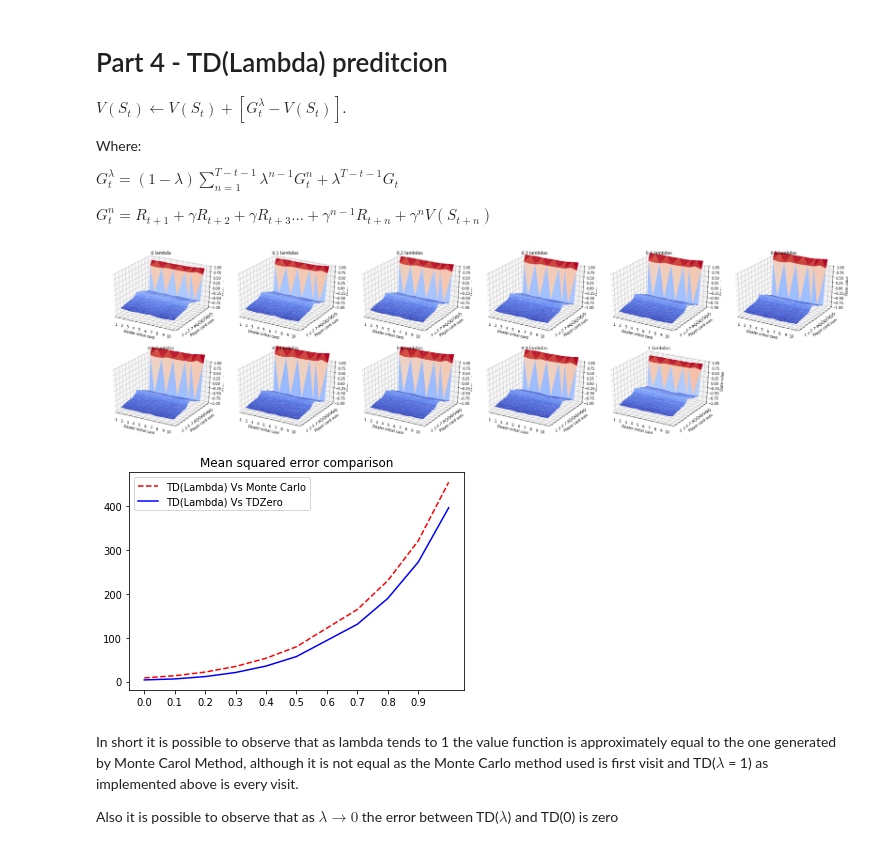
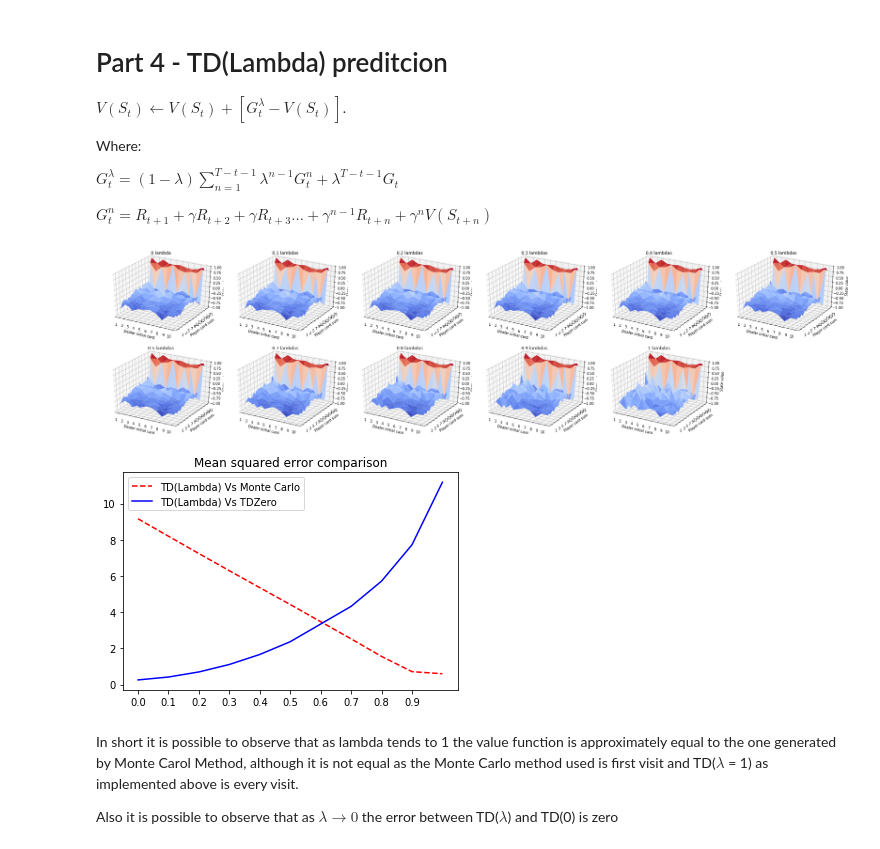
Before and after one commit to renato-scaroni/ReinforcementLearning-knowledgeBase, a Jupyter notebook: Implementations/easy21/Easy21-prediction-scaroni.ipynb, the cells around one changed output. Saved outputs shown, nothing was run; the diff lists cells and outputs as text; code cells hidden in the pictures.

```diff
--- a/Implementations/easy21/Easy21-prediction-scaroni.ipynb
+++ b/Implementations/easy21/Easy21-prediction-scaroni.ipynb
@@ -25,7 +25,7 @@ from Sutton and Barto’s book. Note that now the dealer can show either a black
 # %% [markdown]
 # Part 1 - Implementation of Easy21 simulator
 # %%
-# %load easy21.py
+# %load easy21-environment.py
 ##################################################################################################
 #                                  Environment implementation                                    #
 ##################################################################################################
@@ -99,7 +99,7 @@ class EpisodeStep:
 
 
 class Game:
-    def __init__(self, playerPolicy, debug = False):
+    def __init__(self, playerPolicy=None, debug=False):
         self.currentState = State()
         self.playerPolicy = playerPolicy
         self.dealerPolicy = DefaultDealerPolicy()
@@ -121,8 +121,7 @@ class Game:
         else:
             return -1
 
-    def step (self, state):
-        playerAction = self.playerPolicy.act(state)
+    def step (self, state, playerAction):
         if playerAction == HIT and (state.playerPoints <= 21 or state.playerPoints > 0):
             card = Card()
             if self.debug: print ("Player Hit:", card.value, card.color)
@@ -141,7 +140,7 @@ class Game:
                 dealerAction = self.dealerPolicy.act(state)
             state.isTerminal = True
 
-        return self.rewardFunction(state), playerAction
+        return self.rewardFunction(state)
 
     def SimulateEpisode(self):
         episodes = []
@@ -150,7 +149,8 @@ class Game:
         if self.debug: print("Initial state:", self.currentState.playerPoints, self.currentState.dealerPoints)
         while not self.currentState.isTerminal:
             stateTuple = (self.currentState.playerPoints, self.currentState.dealerPoints)
-            reward, playerAction = self.step(self.currentState)
+            playerAction = self.playerPolicy.act(self.currentState)
+            reward = self.step(self.currentState, playerAction)
             t += 1
             episodes.append(EpisodeStep(stateTuple, playerAction, reward, t))
 
@@ -449,7 +449,7 @@ $G_t^n = R_{t+1}+\gamma R_{t+2}+ \gamma R_{t+3}...+\gamma^{n-1}R_{t+n} + \gamma^
 def Gn(n, gamma, v, t, episode):
     G = 0
     lenEpisode = len(episode)
-    n = min(n, lenEpisode - t)
+    n = min(n, lenEpisode - t+1)
 
     for step in range(t, t+n):
         G += pow(gamma, step-t) * episode[step].reward
@@ -462,23 +462,19 @@ def Gn(n, gamma, v, t, episode):
 def Gt (gamma, v, t, episode):
     G = 0
     lenEpisode = len(episode)
-    n = lenEpisode - t
 
-    for step in range(t, t+n):
+    for step in range(t, lenEpisode):
         G += pow(gamma, step-t) * episode[step].reward
-
-    if t+n < lenEpisode:
-        G += pow(gamma, n)*v[episode[n+t].state]
 
     return G
 
 def GLambda (lam, t, episode, v, gamma):
     lenEpisode = len(episode)
     GLam = 0
-    for n in range (1,lenEpisode+1):
+    for n in range (1,lenEpisode-t+1):
         GLam += pow(lam, n-1)*Gn(n, gamma, v, t, episode)
 
-    return GLam * (1-lam) + pow(lam, lenEpisode-t) * Gt(gamma, v, t, episode)
+    return (1-lam) * GLam + pow(lam, lenEpisode-t) * Gt(gamma, v, t, episode)
 
 def TDLambdaPrediction(episodes, gamma = 1, lam=.1):
     # Generic TD(Lambda) initialization
@@ -505,13 +501,14 @@ def TDLambdaPrediction(episodes, gamma = 1, lam=.1):
 
 vs = []
 sizes = [0, 0.1, 0.2, 0.3, 0.4, 0.5, 0.5, 0.7, 0.8, 0.9, 1]
-episodes = Game(DefaultPlayerPolicy()).SimulateMultipleEpisodes(100000)
+# sizes = [0]
+episodes = Game(DefaultPlayerPolicy()).SimulateMultipleEpisodes(1000)
 for i in sizes:
     vs.append(TDLambdaPrediction(episodes, lam=i))
 
 plotMutipleValueFunction(vs, sizes, rows=2, cols=6, message='lambda', width=38, height=9.5)
 # %% [output]
-[figure, old version]
+[figure, new version]
 # %%
 ##################################################################################################
 # The graphs bellow ilustrate the convergence of TDLambda to Monte Carlo as lambda tends to 1
@@ -526,39 +523,39 @@ def mse(v1, v2):
     return e
 
 lambdas = [0, 0.1, 0.2, 0.3, 0.4, 0.5, 0.5, 0.7, 0.8, 0.9, 1]
-Game(DefaultPlayerPolicy()).SimulateMultipleEpisodes(1000)
+Game(DefaultPlayerPolicy()).SimulateMultipleEpisodes(100000)
 v1 = MonteCarloPrediction(episodes)
 
 Game(DefaultPlayerPolicy()).SimulateMultipleEpisodes(1000)
 v2 = TDZeroPrediction(episodes)
 
 err = []
 err2 = []
 for lam in lambdas:
     episodes = Game(DefaultPlayerPolicy()).SimulateMultipleEpisodes(1000)
     v3 = TDLambdaPrediction(episodes, lam=lam)
     err.append(mse(dict(v1), dict(v3)))
     err2.append(mse(dict(v2), dict(v3)))
 
 
 fig, ax = plt.subplots()
 ax.plot(lambdas, err, 'r--', label='TD(Lambda) Vs Monte Carlo')
 ax.plot(lambdas, err2, 'b-', label='TD(Lambda) Vs TDZero')
 
 ax.set(title="Mean squared error comparison")
 
 ax.legend(loc='upper left')
 
 # ax.grid()
 
 ax.set_xticks(np.arange(0, 1, 0.1))
 
 # if y_ticks:
 #     ax.set_yticks(y_ticks)
 
 plt.show()
 # %% [output]
-[figure, old version]
+[figure, new version]
 # %% [markdown]
 In short it is possible to observe that as lambda tends to 1 the value function is approximately
 equal to the one generated by Monte Carol Method, although it is not equal as the Monte Carlo
```
Also changed, not shown: 3 other files.
